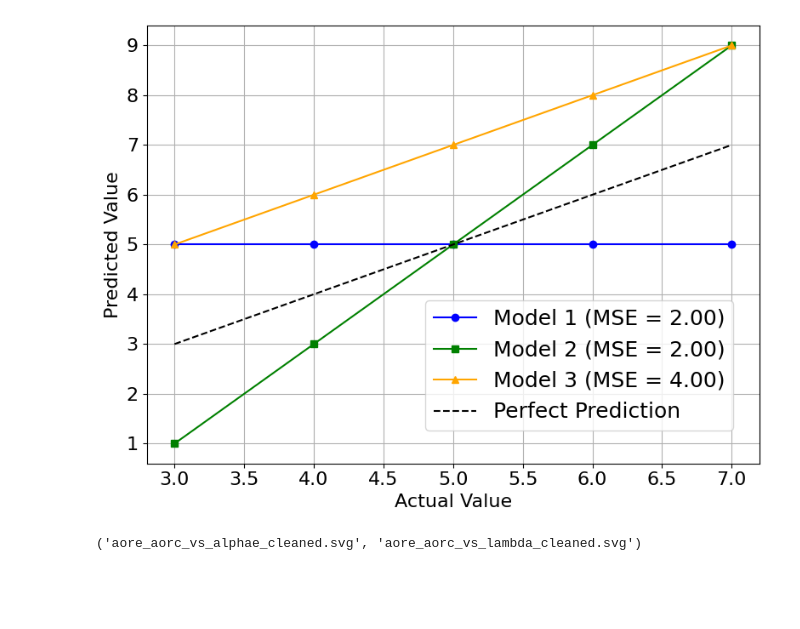
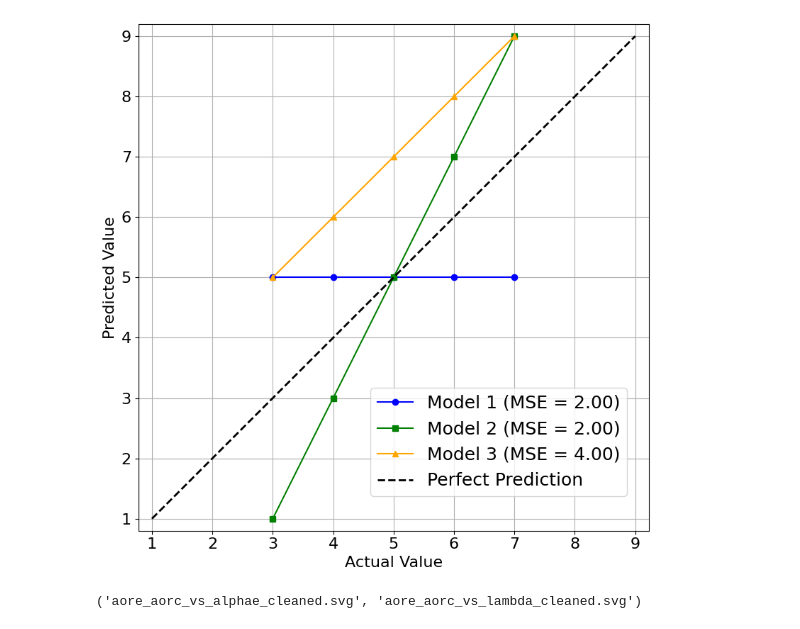
Before and after one commit to Machine-Earning/CISIR, a Jupyter notebook: notebooks/neurips_plots.ipynb, the cells around one changed output. Saved outputs shown, nothing was run; the diff lists cells and outputs as text; code cells hidden in the pictures; blank space fills up the shorter version.

```diff
--- a/notebooks/neurips_plots.ipynb
+++ b/notebooks/neurips_plots.ipynb
@@ -5,36 +5,48 @@ from sklearn.metrics import mean_squared_error
 
 # Data
 actual = np.array([3, 4, 5, 6, 7])
 model1 = np.array([5, 5, 5, 5, 5])
 model2 = np.array([1, 3, 5, 7, 9])
 model3 = np.array([5, 6, 7, 8, 9])
 perfect = np.array([3, 4, 5, 6, 7])
 
 # MSE calculations
 mse1 = mean_squared_error(actual, model1)
 mse2 = mean_squared_error(actual, model2)
 mse3 = mean_squared_error(actual, model3)
 
 # Plot
-plt.figure(figsize=(8, 6))
+plt.figure(figsize=(8, 8))  # Use equal width and height for square figure
 plt.plot(actual, model1, 'o-', color='blue', label=f'Model 1 (MSE = {mse1:.2f})')
 plt.plot(actual, model2, 's-', color='green', label=f'Model 2 (MSE = {mse2:.2f})')
 plt.plot(actual, model3, '^-', color='orange', label=f'Model 3 (MSE = {mse3:.2f})')
-plt.plot(actual, perfect, 'k--', label='Perfect Prediction')
 
+# Create extended diagonal line from (1,1) to (9,9)
+diagonal_x = np.array([1, 9])
+diagonal_y = np.array([1, 9])
+plt.plot(diagonal_x, diagonal_y, 'k--', linewidth=2, label='Perfect Prediction')  # Increased line width
+
+# Set equal aspect ratio to make cells square
+plt.axis('equal')
+
+# Set the limits to show the extended diagonal
+plt.xlim(0.8, 9.2)
+plt.ylim(0.8, 9.2)
+
+# Rest of the plotting code
 plt.xlabel('Actual Value', fontsize=16)
 plt.ylabel('Predicted Value', fontsize=16)
 plt.xticks(fontsize=16)
 plt.yticks(fontsize=16)
 plt.legend(fontsize=18, loc='lower right', bbox_to_anchor=(0.975, 0.05))
 plt.grid(True)
 plt.tight_layout()
 
 # Save as SVG
 plt.savefig("actual_vs_predicted_mse_plot_font16.svg", format='svg')
 plt.show()
 # %% [output]
-[figure, old version]
+[figure, new version]
 # %%
 # Recreate both plots with no title, larger axis labels, and adjusted legend font size
 
```
Also changed, not shown: parts of 1 cell of this notebook, 3 other files.
